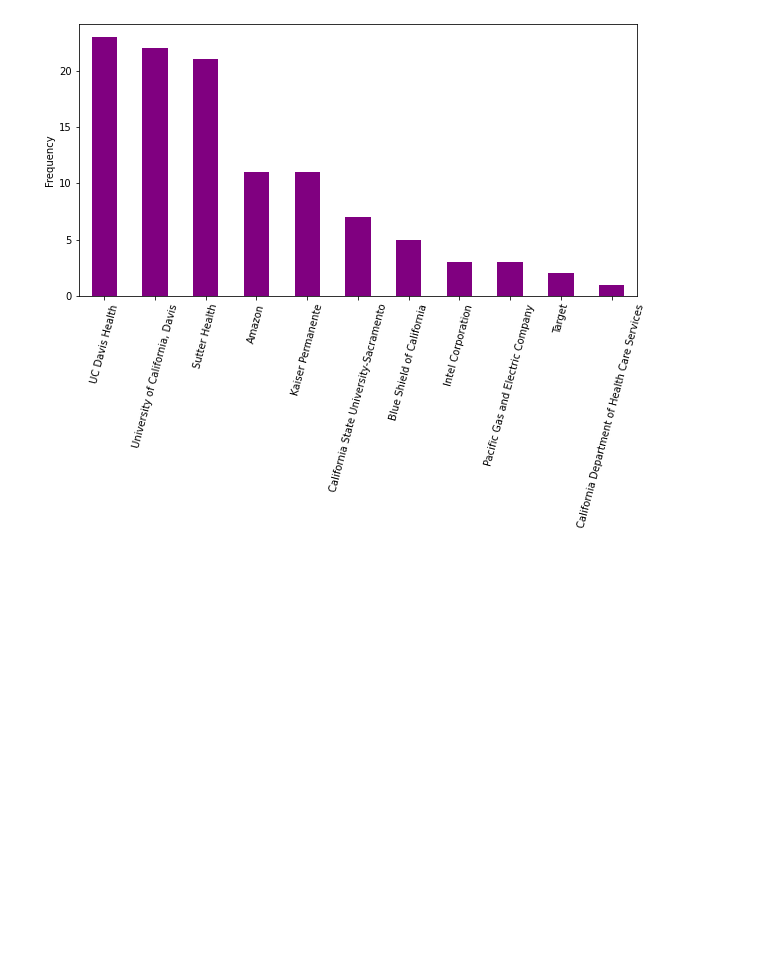
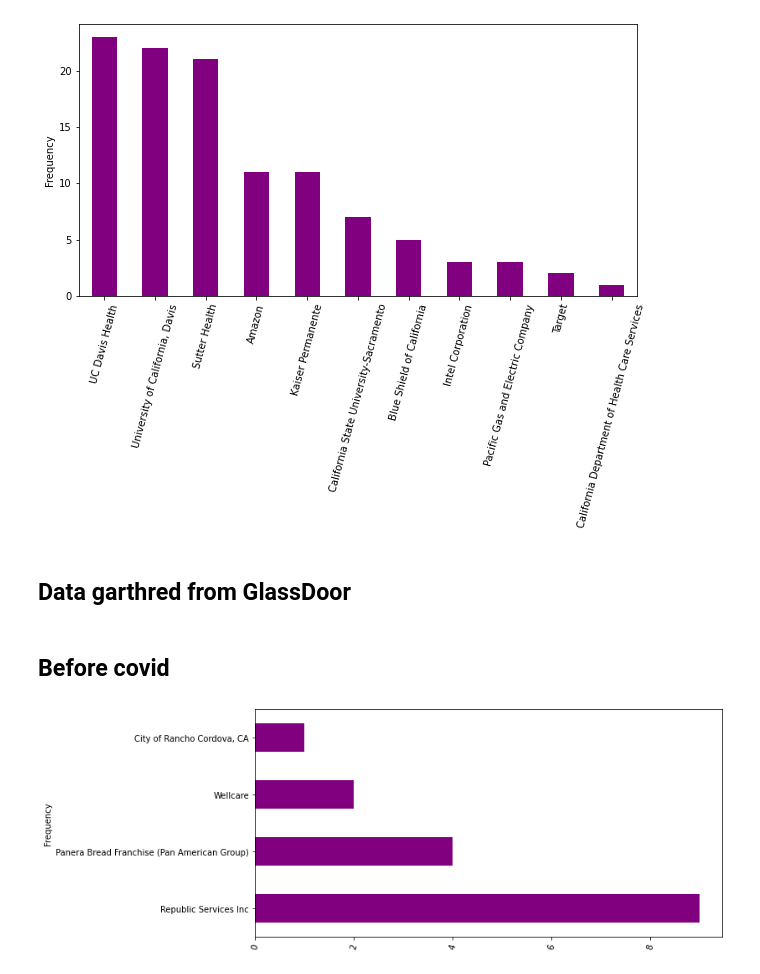
Before and after one commit to fmammo/Rancho-Cordova_workforce_project, a Jupyter notebook: Workforce_ analysis.ipynb, the cells around one changed output. Cells and saved outputs as stored; diff of their text form; code cells hidden in the pictures; blank space fills up the shorter version.

```diff
--- a/Workforce_ analysis.ipynb
+++ b/Workforce_ analysis.ipynb
@@ -65,3 +70,19 @@ plt.xticks(rotation = 75)
 plt.show()
 # %% [output]
 [figure]
+# %% [markdown]
+## Data garthred from GlassDoor
+# %% [markdown]
+## Before covid
+# %%
+R_2018 = pd.read_csv('Rancho_2018.csv')
+# %%
+Comp = R_2018['Company'].value_counts()
+plt.figure(figsize = (10,5))
+Comp.plot(kind = 'barh', color = 'purple')
+plt.ylabel("Frequency")
+plt.xticks(rotation = 75)
+#plt.show()
+plt.savefig('comp_2018.jpg')
+# %% [output]
+[figure, added]
```
Also changed, not shown: parts of 29 cells of this notebook, 27 other files.
